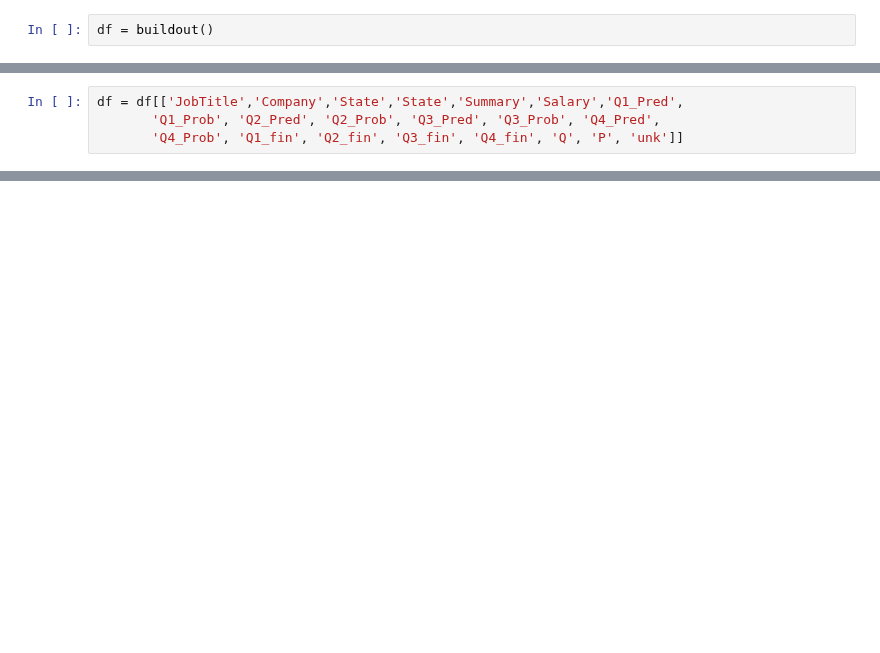
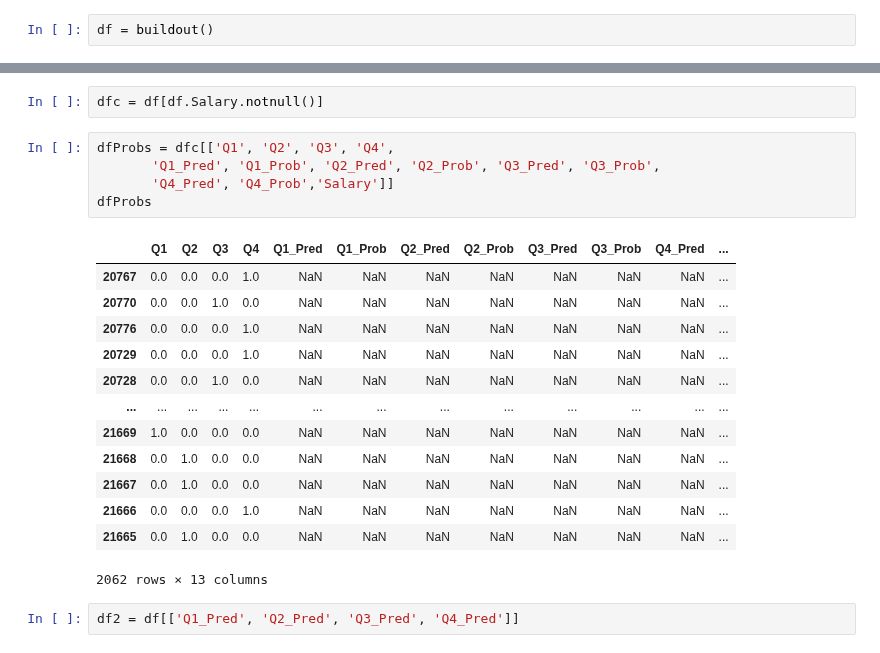
Before and after one commit to 333Kenji/indeedjobscraper, a Jupyter notebook: docs/postprocessing.ipynb, the cells around one changed output, grey strips where cells are left out. Cells and saved outputs as stored; diff of their text form; blank space fills up the shorter version.

```diff
--- a/docs/postprocessing.ipynb
+++ b/docs/postprocessing.ipynb
@@ -114,4 +105,0 @@ len(df)
-# %%
-df = df[['JobTitle','Company','State','State','Summary','Salary','Q1_Pred',
-       'Q1_Prob', 'Q2_Pred', 'Q2_Prob', 'Q3_Pred', 'Q3_Prob', 'Q4_Pred',
-       'Q4_Prob', 'Q1_fin', 'Q2_fin', 'Q3_fin', 'Q4_fin', 'Q', 'P', 'unk']]
@@ -133,0 +124,23 @@ df[6380:]
+# %%
+dfc = df[df.Salary.notnull()]
+# %%
+dfProbs = dfc[['Q1', 'Q2', 'Q3', 'Q4',
+       'Q1_Pred', 'Q1_Prob', 'Q2_Pred', 'Q2_Prob', 'Q3_Pred', 'Q3_Prob',
+       'Q4_Pred', 'Q4_Prob','Salary']]
+dfProbs
+# %% [output]
+|  | Q1 | Q2 | Q3 | Q4 | Q1_Pred | Q1_Prob | Q2_Pred | Q2_Prob | Q3_Pred | Q3_Prob | Q4_Pred | ... |
+| 20767 | 0.0 | 0.0 | 0.0 | 1.0 | NaN | NaN | NaN | NaN | NaN | NaN | NaN | ... |
+| 20770 | 0.0 | 0.0 | 1.0 | 0.0 | NaN | NaN | NaN | NaN | NaN | NaN | NaN | ... |
+| 20776 | 0.0 | 0.0 | 0.0 | 1.0 | NaN | NaN | NaN | NaN | NaN | NaN | NaN | ... |
+| 20729 | 0.0 | 0.0 | 0.0 | 1.0 | NaN | NaN | NaN | NaN | NaN | NaN | NaN | ... |
+| 20728 | 0.0 | 0.0 | 1.0 | 0.0 | NaN | NaN | NaN | NaN | NaN | NaN | NaN | ... |
+| ... | ... | ... | ... | ... | ... | ... | ... | ... | ... | ... | ... | ... |
+| 21669 | 1.0 | 0.0 | 0.0 | 0.0 | NaN | NaN | NaN | NaN | NaN | NaN | NaN | ... |
+| 21668 | 0.0 | 1.0 | 0.0 | 0.0 | NaN | NaN | NaN | NaN | NaN | NaN | NaN | ... |
+| 21667 | 0.0 | 1.0 | 0.0 | 0.0 | NaN | NaN | NaN | NaN | NaN | NaN | NaN | ... |
+| 21666 | 0.0 | 0.0 | 0.0 | 1.0 | NaN | NaN | NaN | NaN | NaN | NaN | NaN | ... |
+| 21665 | 0.0 | 1.0 | 0.0 | 0.0 | NaN | NaN | NaN | NaN | NaN | NaN | NaN | ... |
+2062 rows × 13 columns
+# %%
+df2 = df[['Q1_Pred', 'Q2_Pred', 'Q3_Pred', 'Q4_Pred']]
```
Also changed, not shown: parts of 26 cells of this notebook, 5 other files.
